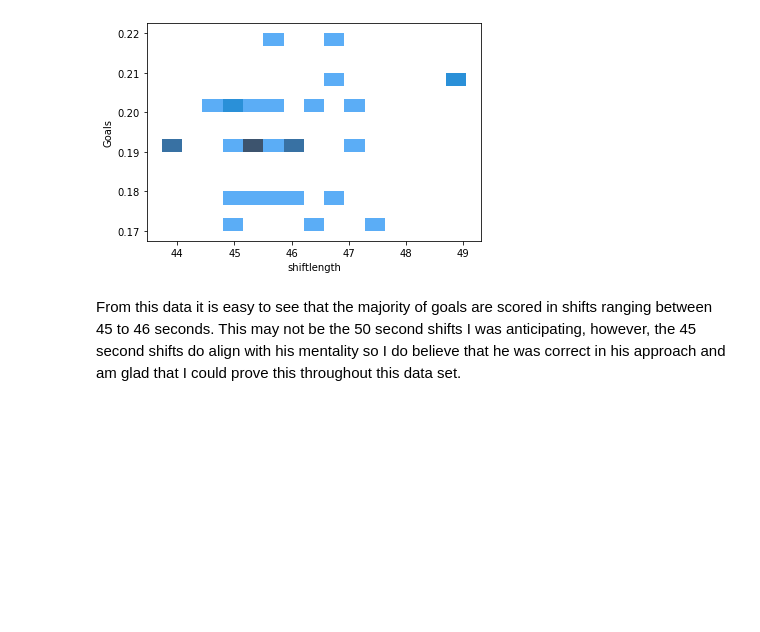
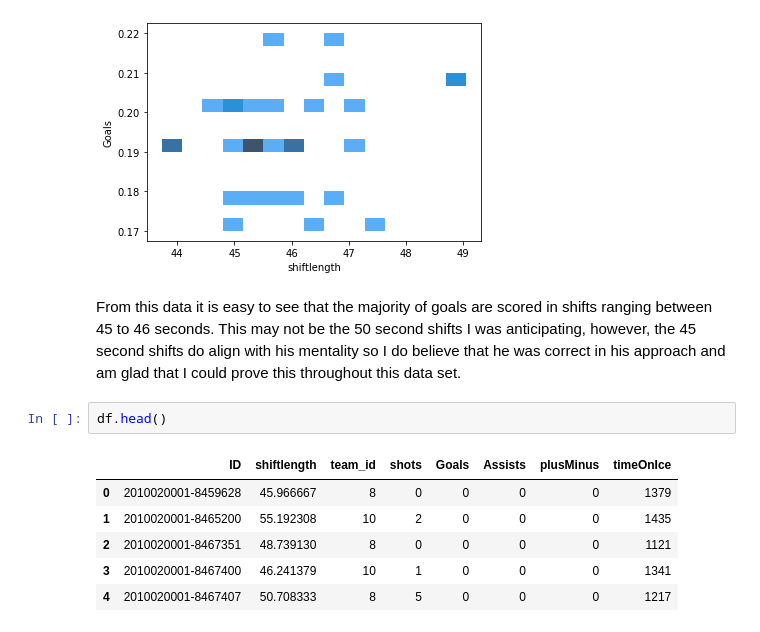
Before and after one commit to data301-2021-summer2/project-group39-project, a Jupyter notebook: analysis/Nhl-Analysis.ipynb, the cells around one changed output. Cells and saved outputs as stored; diff of their text form; blank space fills up the shorter version.

```diff
--- a/analysis/Nhl-Analysis.ipynb
+++ b/analysis/Nhl-Analysis.ipynb
@@ -252,3 +252,12 @@ sns.histplot(data=y, x='shiftlength', y='Goals', bins=15 )
 [figure]
 # %% [markdown]
 From this data it is easy to see that the majority of goals are scored in shifts ranging between 45 to 46 seconds. This may not be the 50 second shifts I was anticipating, however, the 45 second shifts do align with his mentality so I do believe that he was correct in his approach and am glad that I could prove this throughout this data set.
+# %%
+df.head()
+# %% [output]
+|  | ID | shiftlength | team_id | shots | Goals | Assists | plusMinus | timeOnIce |
+| 0 | 2010020001-8459628 | 45.966667 | 8 | 0 | 0 | 0 | 0 | 1379 |
+| 1 | 2010020001-8465200 | 55.192308 | 10 | 2 | 0 | 0 | 0 | 1435 |
+| 2 | 2010020001-8467351 | 48.739130 | 8 | 0 | 0 | 0 | 0 | 1121 |
+| 3 | 2010020001-8467400 | 46.241379 | 10 | 1 | 0 | 0 | 0 | 1341 |
+| 4 | 2010020001-8467407 | 50.708333 | 8 | 5 | 0 | 0 | 0 | 1217 |
```
Also changed, not shown: parts of 1 cell of this notebook, 4 other files.
